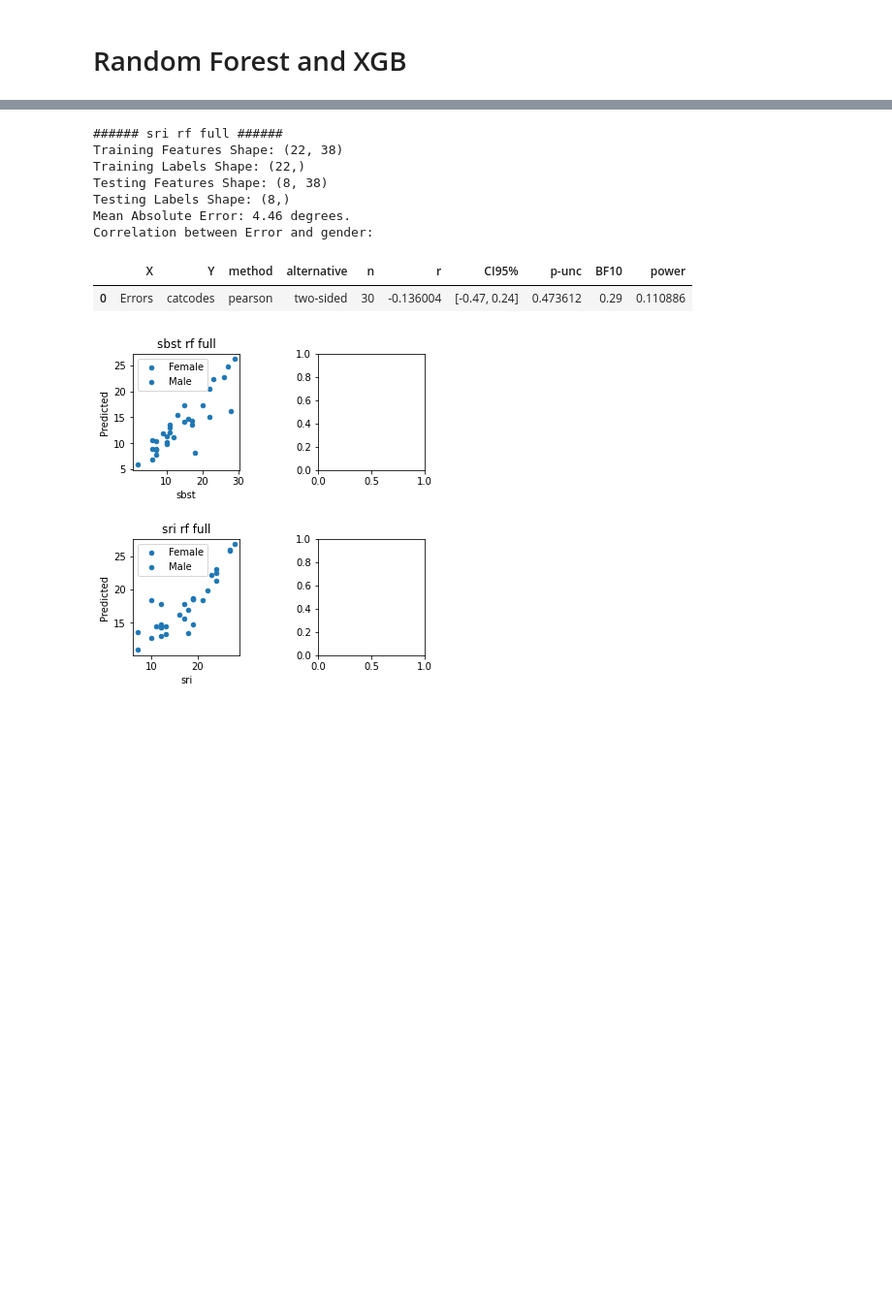
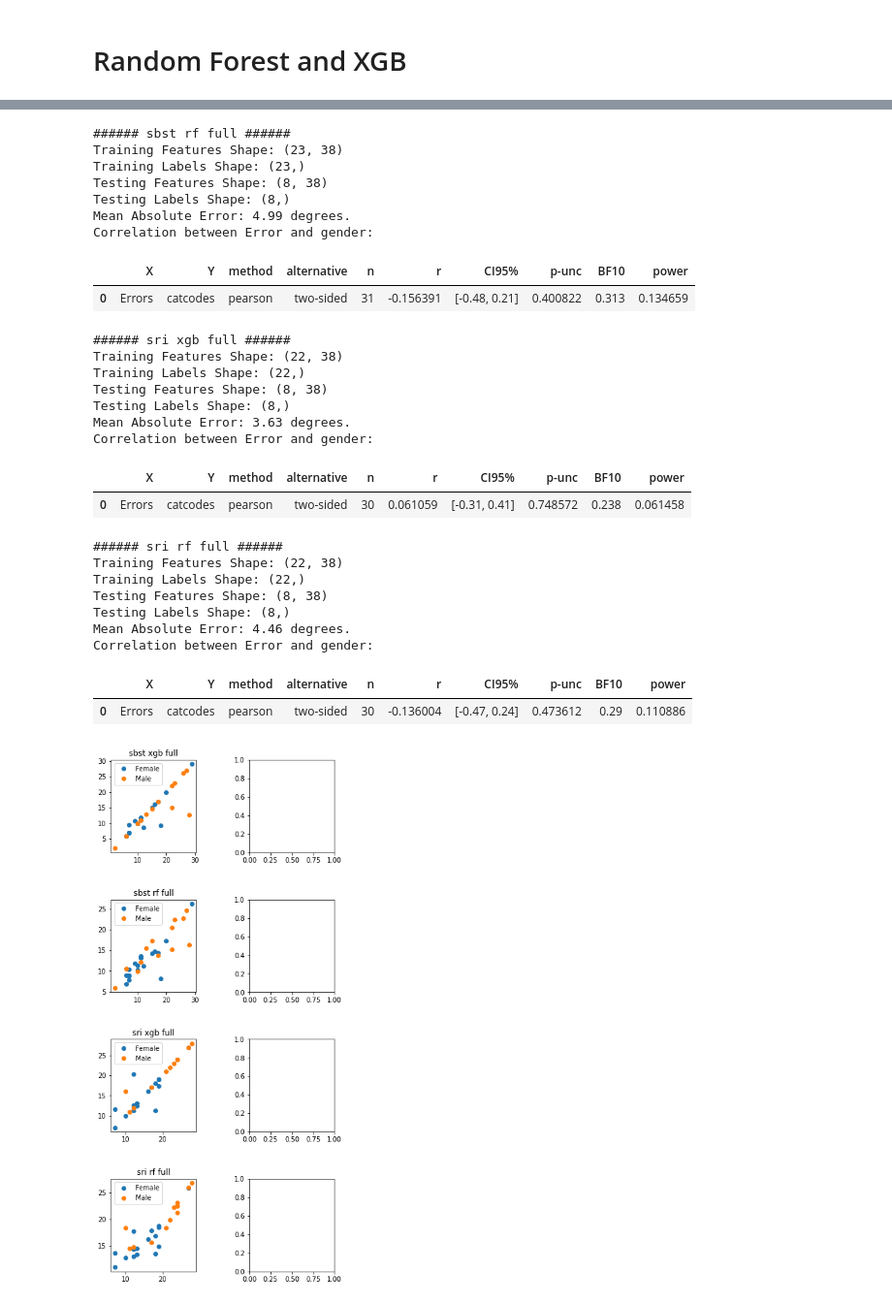
Before and after one commit to Complex-Play-Lab/ShadowspectRandomForest, a Jupyter notebook: main.ipynb, the cells around one changed output, grey strips where cells are left out. Shown at 97% size. Cells and saved outputs as stored; diff of their text form; code cells hidden in the pictures; blank space fills up the shorter version.

Commit message:
cleaned up subgrouping in the reg plots

```diff
--- a/main.ipynb
+++ b/main.ipynb
@@ -272,28 +272,26 @@ def run_regressor(data, label, features, metadata, model, title, ax_row):
 
     # Plot actual vs. predicted, color coded for each subgroup
     for i, col in enumerate(metadata):
-        # data["catcodes"] = data[col].astype("category").cat.codes
+        ax = ax_row[i]
         for group, subdata in data.groupby(col):
-            # display(subdata[[col, "catcodes"]])
-            subdata.plot(
-                kind="scatter",
-                ax=ax_row[i],
-                x=label,
-                y="Predicted",
-                label=group,
-                # c="catcodes",
-                # cmap=get_cmap("Spectral"),
-                title=title
+            ax.plot(
+                subdata[label], # x
+                subdata["Predicted"], # y
+                marker="o",
+                linestyle="",
+                label=group
             )
+            ax.set_title(title)
+            ax.legend(numpoints=1)
 # %%
 # specify the models
 label_dict = {
-    label: data[data[label] > 0][everything + ["user_sha1"]].dropna()
+    label: data[data[label] > 0][everything].dropna()
     for label in labels
 }
 
 model_dict = {
-    # "xgb": XGBRegressor(tree_method="hist", random_state=42),
+    "xgb": XGBRegressor(tree_method="hist", random_state=42),
     "rf": RandomForestRegressor(n_estimators=1000, random_state=42)
 }
 
@@ -301,7 +299,7 @@ model_dict = {
 cols = max(len(metadata), 2)
 rows = max(len(label_dict) * len(model_dict), 2)
 fig, axs = subplots(rows, cols)
-fig.set_size_inches(3*cols, 3*rows)
+fig.set_size_inches(3.25*cols, 3.1*rows)
 fig.tight_layout(pad=5.0)
 
 # run the models
@@ -329,10 +327,28 @@ Correlation between Error and gender:
-###### sri rf full ######
-Training Features Shape: (22, 38)
-Training Labels Shape: (22,)
+###### sbst rf full ######
+Training Features Shape: (23, 38)
+Training Labels Shape: (23,)
 Testing Features Shape: (8, 38)
 Testing Labels Shape: (8,)
-Mean Absolute Error: 4.46 degrees.
+Mean Absolute Error: 4.99 degrees.
 Correlation between Error and gender:
 |  | X | Y | method | alternative | n | r | CI95% | p-unc | BF10 | power |
-| 0 | Errors | catcodes | pearson | two-sided | 30 | -0.136004 | [-0.47, 0.24] | 0.473612 | 0.29 | 0.110886 |
+| 0 | Errors | catcodes | pearson | two-sided | 31 | -0.156391 | [-0.48, 0.21] | 0.400822 | 0.313 | 0.134659 |
+###### sri xgb full ######
+Training Features Shape: (22, 38)
+Training Labels Shape: (22,)
+Testing Features Shape: (8, 38)
+Testing Labels Shape: (8,)
+Mean Absolute Error: 3.63 degrees.
+Correlation between Error and gender:
+|  | X | Y | method | alternative | n | r | CI95% | p-unc | BF10 | power |
+| 0 | Errors | catcodes | pearson | two-sided | 30 | 0.061059 | [-0.31, 0.41] | 0.748572 | 0.238 | 0.061458 |
+###### sri rf full ######
+Training Features Shape: (22, 38)
+Training Labels Shape: (22,)
+Testing Features Shape: (8, 38)
+Testing Labels Shape: (8,)
+Mean Absolute Error: 4.46 degrees.
+Correlation between Error and gender:
+|  | X | Y | method | alternative | n | r | CI95% | p-unc | BF10 | power |
+| 0 | Errors | catcodes | pearson | two-sided | 30 | -0.136004 | [-0.47, 0.24] | 0.473612 | 0.29 | 0.110886 |
-[figure, old version]
+[figure, new version]
```
Also changed, not shown: parts of 1 cell of this notebook, 1 other file.
